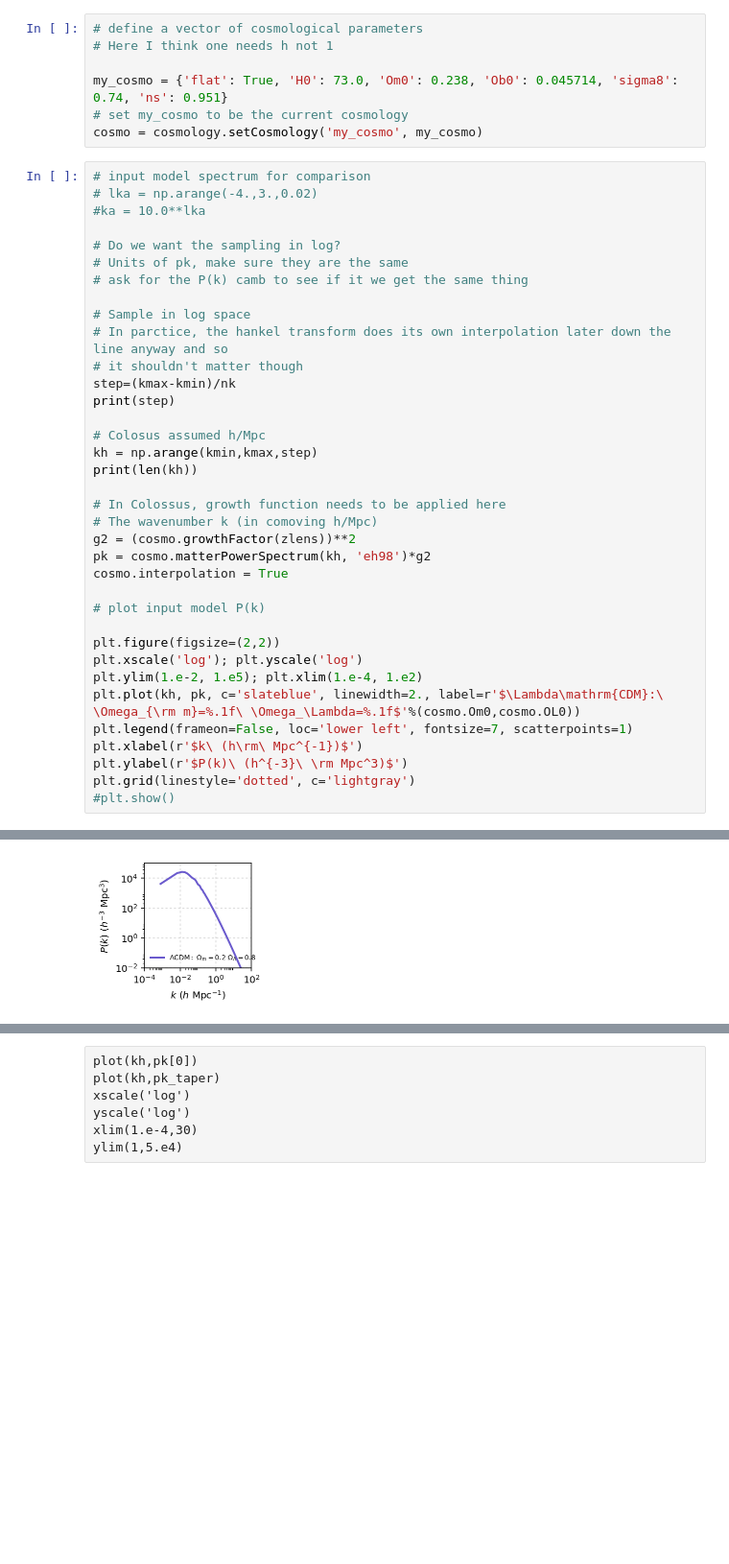
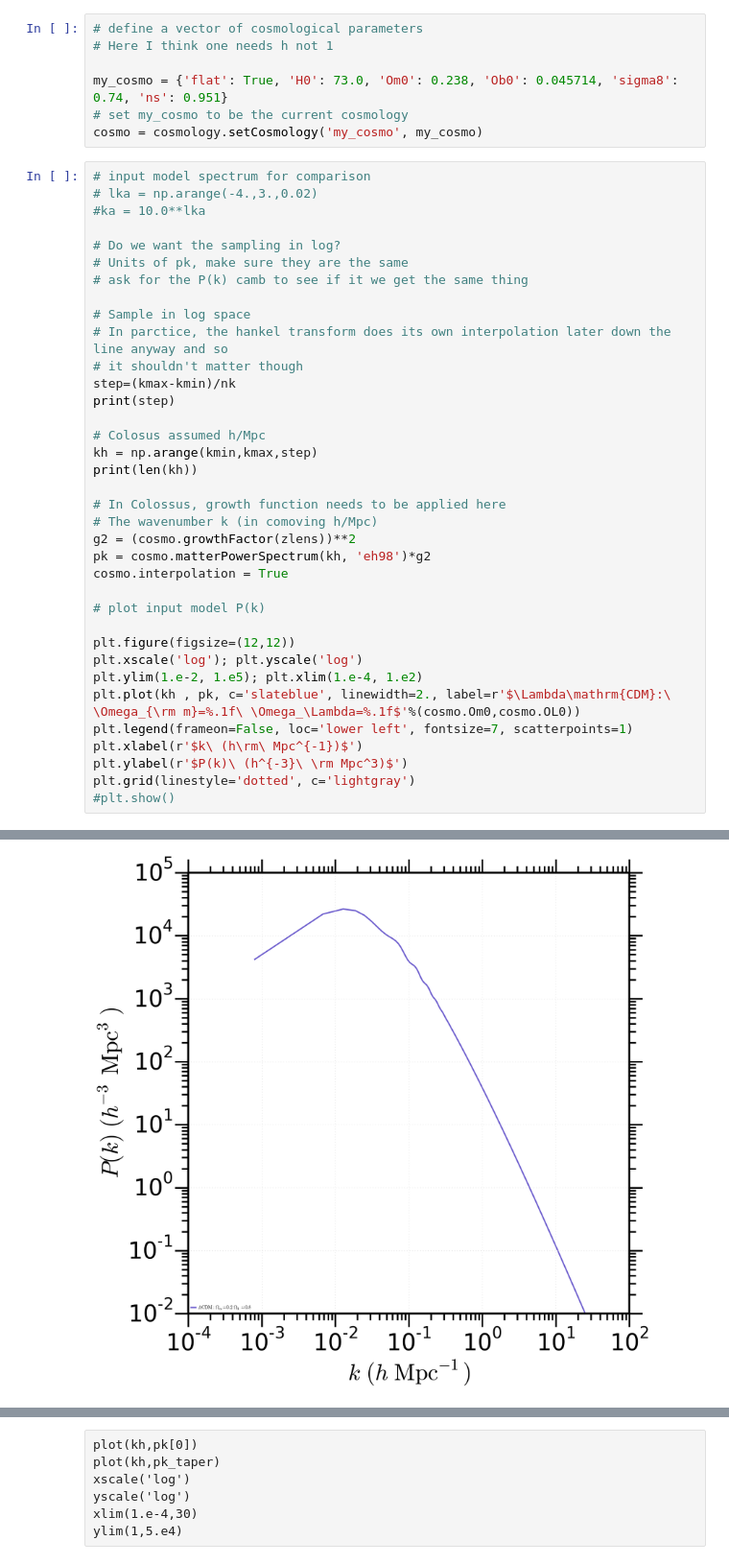
Before and after one commit to cosmodesi/c3dev, a Jupyter notebook: LensingErrors/get_lensing_errors.ipynb, the cells around one changed output, grey strips where cells are left out. Shown at 96% size. Saved outputs shown, nothing was run; the diff lists cells and outputs as text; blank space fills up the shorter version.

```diff
--- a/LensingErrors/get_lensing_errors.ipynb
+++ b/LensingErrors/get_lensing_errors.ipynb
@@ -182,10 +185,10 @@ cosmo.interpolation = True
 
 # plot input model P(k)
 
-plt.figure(figsize=(2,2))
+plt.figure(figsize=(12,12))
 plt.xscale('log'); plt.yscale('log')
 plt.ylim(1.e-2, 1.e5); plt.xlim(1.e-4, 1.e2)
-plt.plot(kh, pk, c='slateblue', linewidth=2., label=r'$\Lambda\mathrm{CDM}:\ \Omega_{\rm m}=%.1f\ \Omega_\Lambda=%.1f$'%(cosmo.Om0,cosmo.OL0))
+plt.plot(kh , pk, c='slateblue', linewidth=2., label=r'$\Lambda\mathrm{CDM}:\ \Omega_{\rm m}=%.1f\ \Omega_\Lambda=%.1f$'%(cosmo.Om0,cosmo.OL0))
 plt.legend(frameon=False, loc='lower left', fontsize=7, scatterpoints=1)
 plt.xlabel(r'$k\ (h\rm\ Mpc^{-1})$')
 plt.ylabel(r'$P(k)\ (h^{-3}\ \rm Mpc^3)$')
@@ -196,5 +199,5 @@ plt.grid(linestyle='dotted', c='lightgray')
 5000
-[figure, old version]
+[figure, new version]
 # %%
 #Setting up the Hankel Transform
 #This deals with the interpolation over the Bessel Functions
```
Also changed, not shown: parts of 12 cells of this notebook.
